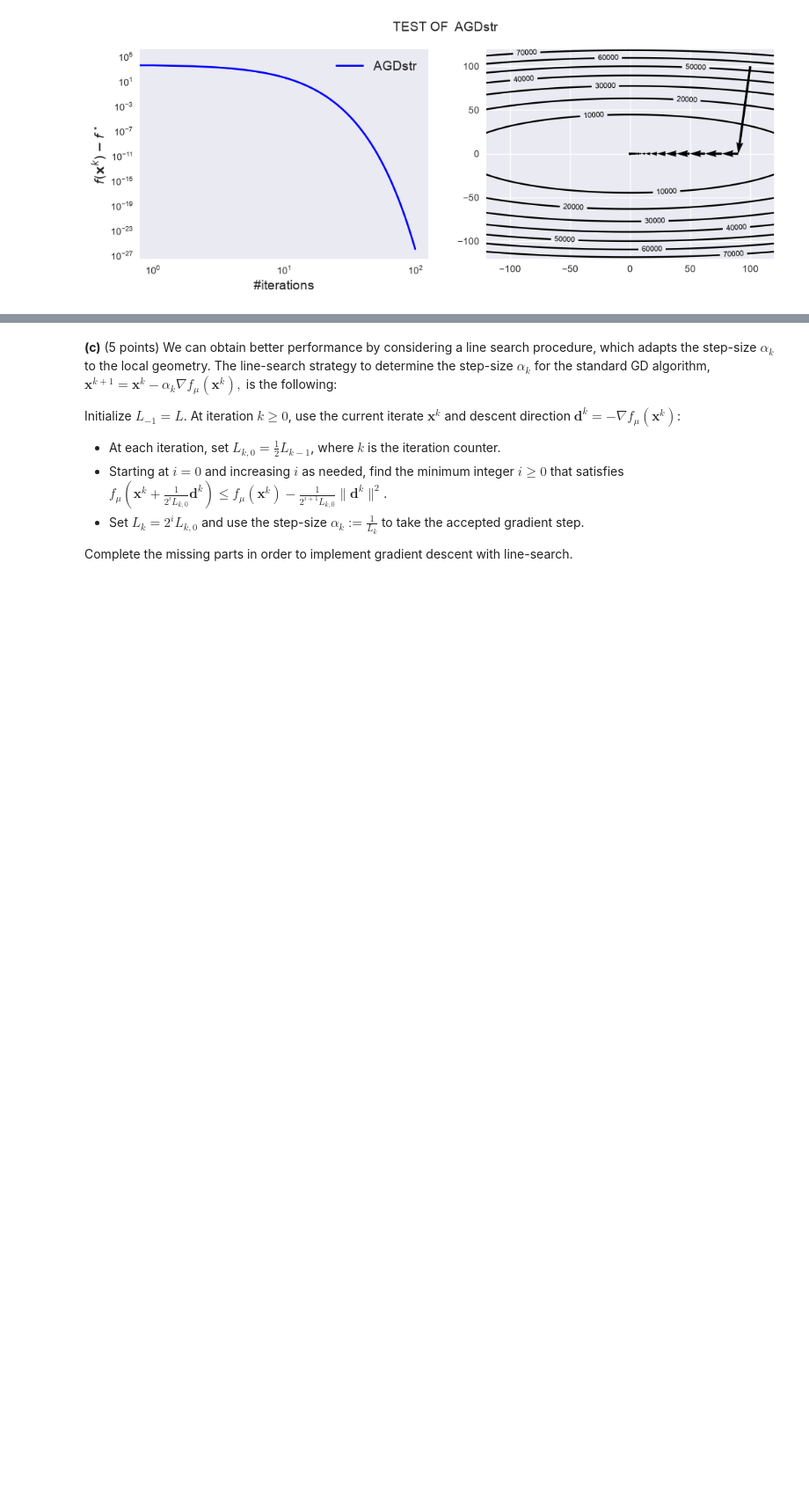
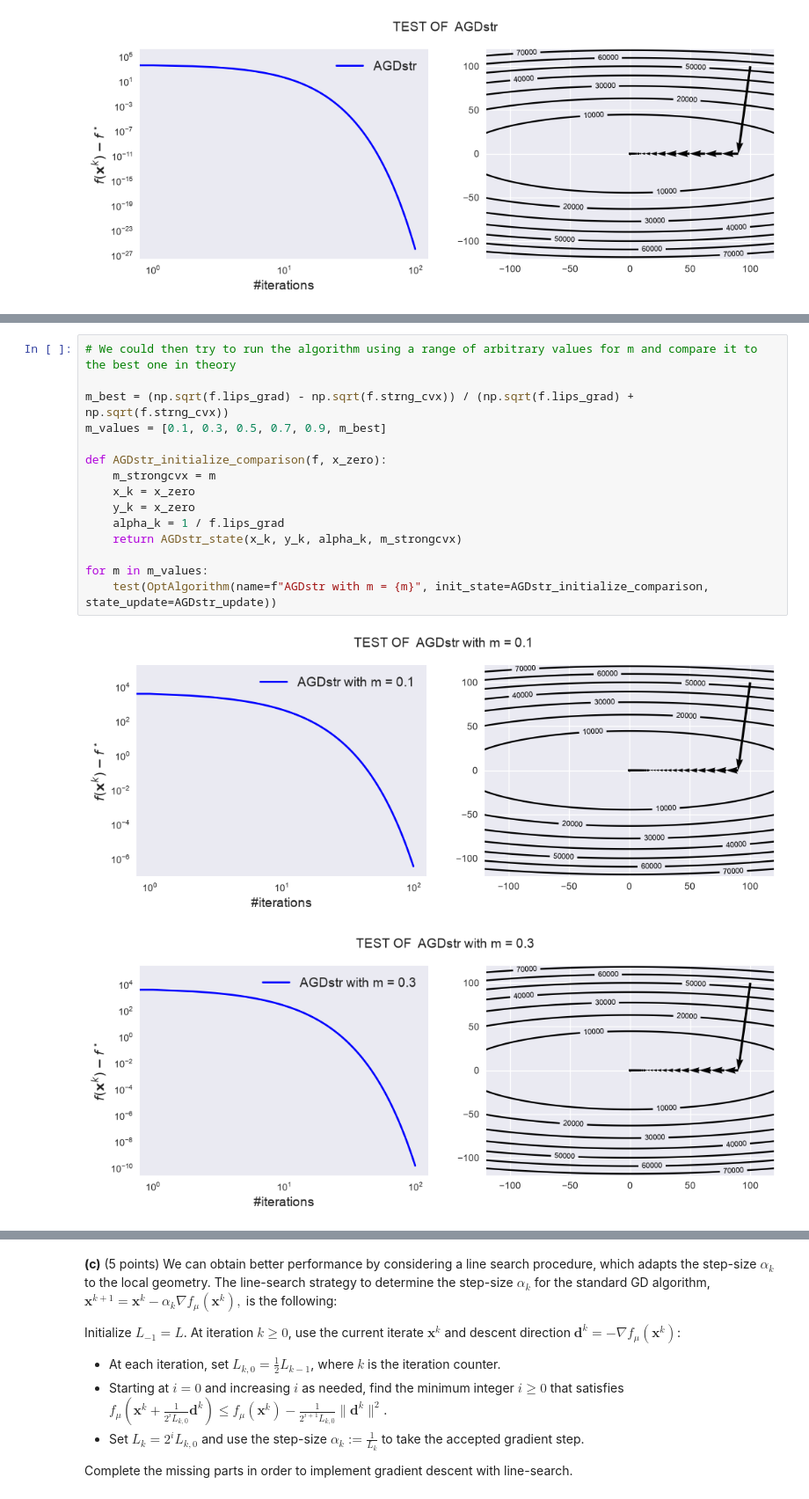
Before and after one commit to DavideRossi123/Assignment-1-Maths-of-Data, a Jupyter notebook: Part 2 - First order methods.ipynb, the cells around one changed output, grey strips where cells are left out. Shown at 88% size. Cells and saved outputs as stored; diff of their text form; blank space fills up the shorter version.

```diff
--- a/Part 2 - First order methods.ipynb
+++ b/Part 2 - First order methods.ipynb
@@ -242,0 +249,18 @@ test(AGDstr)
+# %%
+# We could then try to run the algorithm using a range of arbitrary values for m and compare it to the best one in theory
+
+m_best = (np.sqrt(f.lips_grad) - np.sqrt(f.strng_cvx)) / (np.sqrt(f.lips_grad) + np.sqrt(f.strng_cvx))
+m_values = [0.1, 0.3, 0.5, 0.7, 0.9, m_best]
+
+def AGDstr_initialize_comparison(f, x_zero):
+    m_strongcvx = m
+    x_k = x_zero
+    y_k = x_zero
+    alpha_k = 1 / f.lips_grad
+    return AGDstr_state(x_k, y_k, alpha_k, m_strongcvx)
+
+for m in m_values:
+    test(OptAlgorithm(name=f"AGDstr with m = {m}", init_state=AGDstr_initialize_comparison, state_update=AGDstr_update))
+# %% [output]
+[figure, added]
+[figure, added]
```
Also changed, not shown: parts of 12 cells of this notebook, 1 other file.
